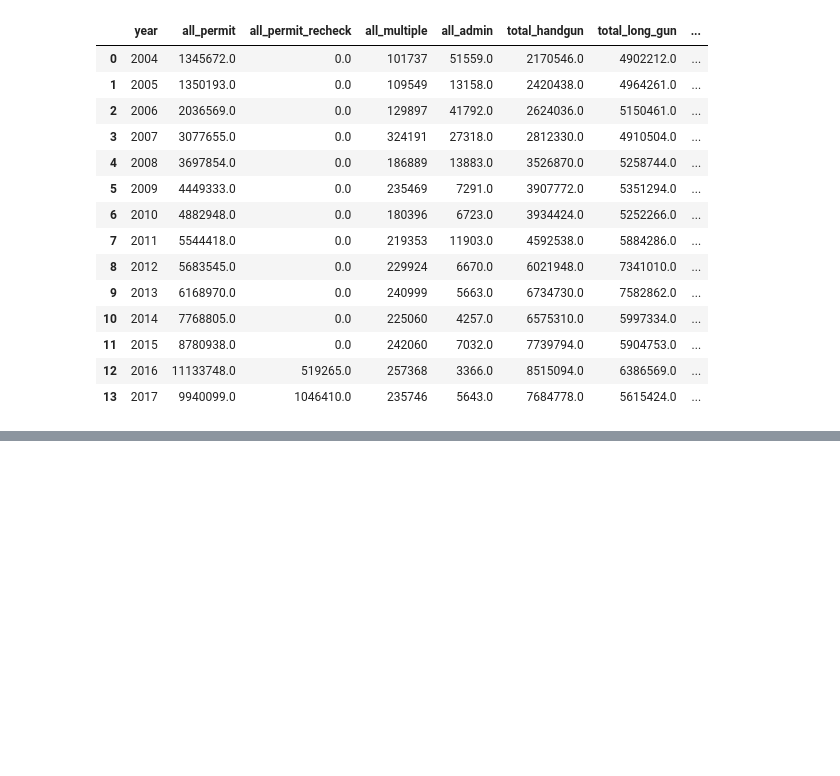
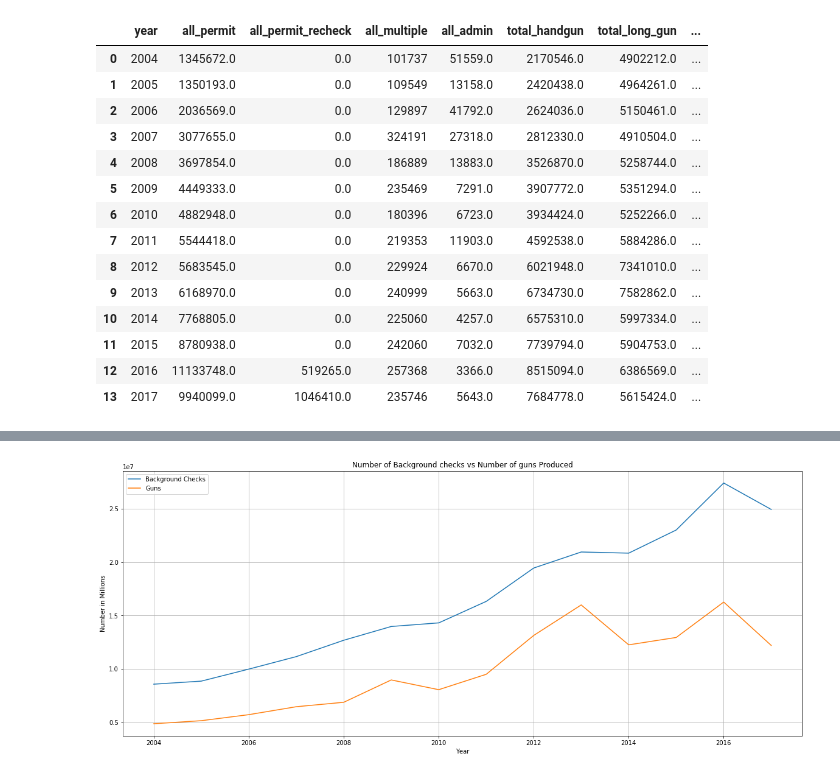
Before and after one commit to kcs342kcs/Guns, a Jupyter notebook: Parse_All_Data.ipynb, the cells around one changed output, grey strips where cells are left out. Saved outputs shown, nothing was run; the diff lists cells and outputs as text; code cells hidden in the pictures; blank space fills up the shorter version.

```diff
--- a/Parse_All_Data.ipynb
+++ b/Parse_All_Data.ipynb
@@ -358,0 +376,13 @@ g_df
+# %%
+plt.plot(g_df["year"],g_df["all_total_bckgnd_chk"],label="Background Checks")
+plt.plot(g_df["year"],g_df["total_guns_produced"],label="Guns")
+plt.legend(loc="best")
+fig = plt.gcf()
+fig.set_size_inches(20,8)
+plt.grid()
+plt.xlabel("Year")
+plt.ylabel("Number in Millions")
+plt.title("Number of Background checks vs Number of guns Produced")
+plt.savefig("./images/Num_bkgnd_vs_tot_guns_produced.png")
+# %% [output]
+[figure, added]
```
Also changed, not shown: parts of 5 cells of this notebook.
